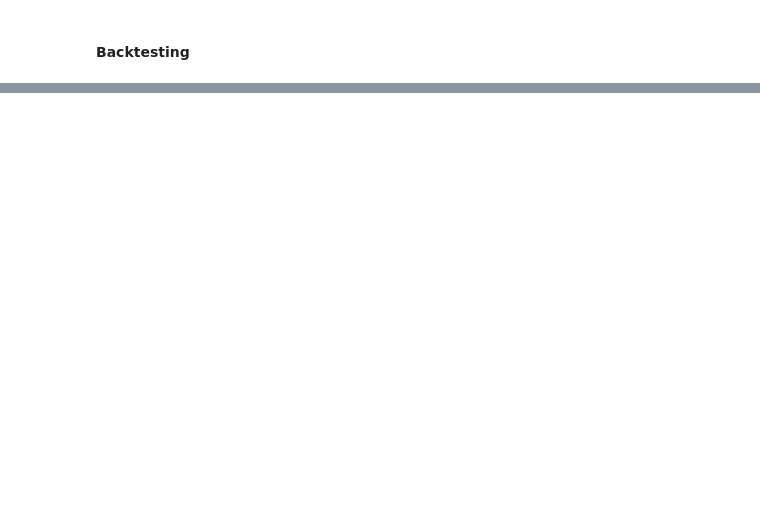
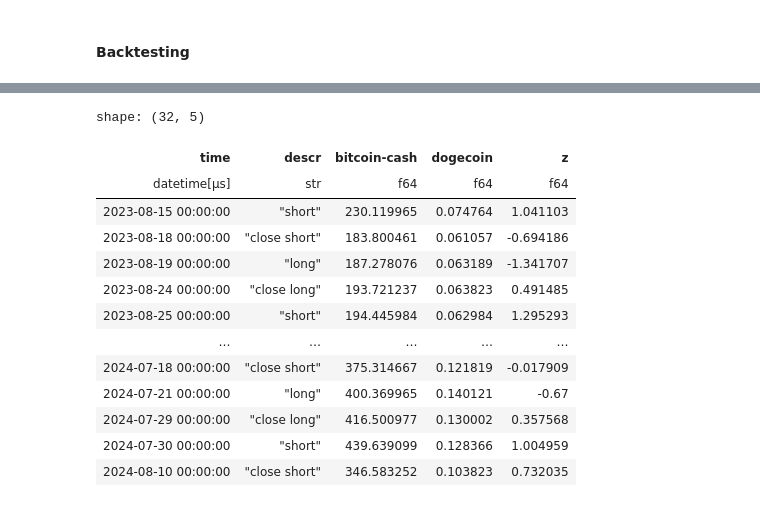
Before and after one commit to voskart/backtesting, a Jupyter notebook: mean_reversion.ipynb, the cells around one changed output, grey strips where cells are left out. Saved outputs shown, nothing was run; the diff lists cells and outputs as text; code cells hidden in the pictures; blank space fills up the shorter version.

```diff
--- a/mean_reversion.ipynb
+++ b/mean_reversion.ipynb
@@ -218,0 +190,9 @@ p-value: 0.005424507004171618, test statistic: -3.6180871834129347
+# %%
+Y = df_prices_pivot[y_asset].to_numpy()
+X = df_prices_pivot[x_asset].to_numpy()
+
+ratio = X/Y
+
+# plot the ratios
+ratio_plot = pl.DataFrame(ratio).plot(ylabel='spread')
+display(ratio_plot)
@@ -237,8 +217,7 @@ The idea behind the pair strategy is to short the spread if it is trading above
 
 $z = \frac{X-\mu}{\sigma}$
 # %%
-spread = errors
-z = (spread - np.mean(spread))/np.std(spread)
+z = (ratio - np.mean(ratio))/np.std(ratio)
 
 z_score_plot = pl.DataFrame(z).plot()
 
@@ -264,0 +246,7 @@ Whenever the spread is below 1, this implies that we want to short the spread (s
+# %%
+df_bitcoin_solana = df_prices_pivot[['timestamp', x_asset, y_asset]]
+
+# calculate the ratio
+df_bitcoin_solana = df_bitcoin_solana.with_columns(
+    (pl.col(x_asset)/pl.col(y_asset)).alias('spread')
+)
@@ -264,0 +287,60 @@ Whenever the spread is below 1, this implies that we want to short the spread (s
+# %%
+def backtest(df: pl.DataFrame, entry=0.5, exit=-0.5):
+    col_names = ['timestamp', y_asset, x_asset, 'expanding_z']
+    indices = [df.get_column_index(a) for a in col_names]
+    cur = None
+    trades = []
+    counter = 0
+    for row in df.iter_rows():
+        counter += 1
+        ts, btc_price, sol_price, z = np.array(row)[indices]
+        # if no position open
+        if not cur:
+            if z >= entry:
+                cur = 'short'
+                trades.append([ts, 'short', sol_price, btc_price, z])
+            elif z <= exit:
+                cur = 'long'
+                trades.append([ts, 'long', sol_price, btc_price, z])
+
+        # else a position is open
+        else:
+            # if we are short the spread
+            if cur == 'short':
+                # close position if z is below 0
+                if z <= 0:
+                    cur = None
+                    trades.append([ts, 'close short', sol_price, btc_price, z])
+            else:
+                # close position if z is above 0
+                if z >= 0:
+                    cur = None
+                    trades.append([ts, 'close long', sol_price, btc_price, z])
+    # fill with price
+    if cur:
+        if cur == 'short':
+            trades.append([ts, 'close short', sol_price, btc_price, z])
+        else:
+            trades.append([ts, 'close long', sol_price, btc_price, z])
+    df_trades = pl.DataFrame(trades, strict=False, orient='row')
+    df_trades.columns = ['time', 'descr', x_asset, y_asset, 'z']
+    return df_trades
+
+df_trades = backtest(df_bitcoin_solana[3:,:])
+
+df_trades
+# %% [output]
+shape: (32, 5)
+| time | descr | bitcoin-cash | dogecoin | z |
+| datetime[μs] | str | f64 | f64 | f64 |
+| 2023-08-15 00:00:00 | "short" | 230.119965 | 0.074764 | 1.041103 |
+| 2023-08-18 00:00:00 | "close short" | 183.800461 | 0.061057 | -0.694186 |
+| 2023-08-19 00:00:00 | "long" | 187.278076 | 0.063189 | -1.341707 |
+| 2023-08-24 00:00:00 | "close long" | 193.721237 | 0.063823 | 0.491485 |
+| 2023-08-25 00:00:00 | "short" | 194.445984 | 0.062984 | 1.295293 |
+| … | … | … | … | … |
+| 2024-07-18 00:00:00 | "close short" | 375.314667 | 0.121819 | -0.017909 |
+| 2024-07-21 00:00:00 | "long" | 400.369965 | 0.140121 | -0.67 |
+| 2024-07-29 00:00:00 | "close long" | 416.500977 | 0.130002 | 0.357568 |
+| 2024-07-30 00:00:00 | "short" | 439.639099 | 0.128366 | 1.004959 |
+| 2024-08-10 00:00:00 | "close short" | 346.583252 | 0.103823 | 0.732035 |
```
Also changed, not shown: parts of 19 cells of this notebook, 1 other file.
